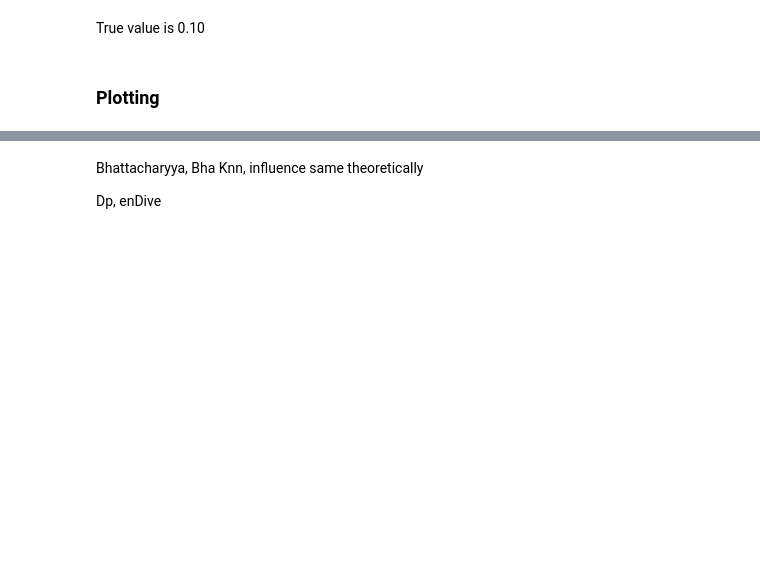
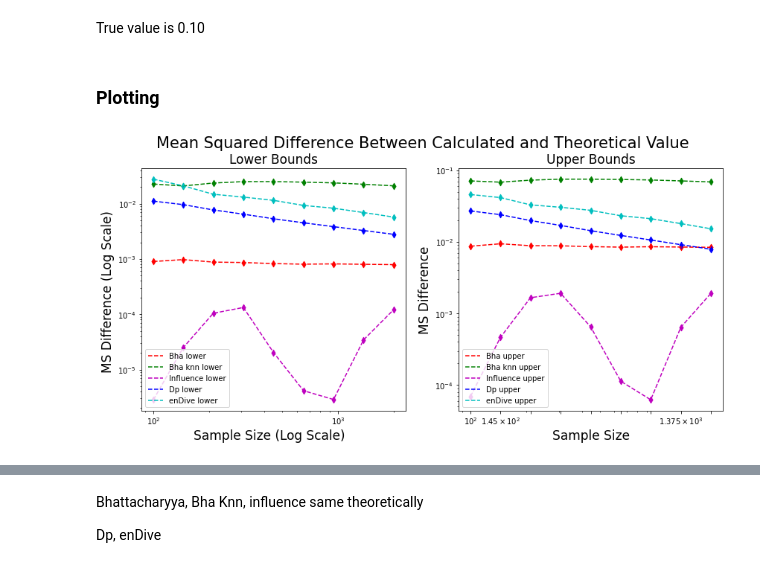
Before and after one commit to rj-may/BER_Bounds_Eval, a Jupyter notebook: alt_distr/paired_uniforms.ipynb, the cells around one changed output, grey strips where cells are left out. Cells and saved outputs as stored; diff of their text form; code cells hidden in the pictures; blank space fills up the shorter version.

```diff
--- a/alt_distr/paired_uniforms.ipynb
+++ b/alt_distr/paired_uniforms.ipynb
@@ -117,8 +117,8 @@ from scipy.stats import uniform
 #### I have to code the true values and theoreticals.
 
 # Define dx and x range
-dx = 0.001
-x = np.arange(-1, 10 + dx, dx)
+dx = 0.01
+x = np.arange(-1, 2 + dx, dx)
 
 # Define the two uniform distributions
 pd0 = uniform(loc=0, scale=1)  # lower=0, upper=1
@@ -130,7 +130,7 @@ f1 = pd1.pdf(x)
 # Calculate the minimum of f0 and f1
 min_f0_f1 = np.minimum(f0, f1)
 # Calculate BER as 0.5 * sum(min(f0, f1) * dx)
-BER = 0.5 * np.sum(min_f0_f1 * dx)
+BER = 0.5 * np.nansum(min_f0_f1 * dx)
 
 p = 0.5
 q = 0.5
@@ -141,17 +141,18 @@ qf1 = q * f1
 func = (pf0 - qf1)**2 / (pf0 + qf1)
 
 # Calculate dp using numerical integration (sum and dx)
-dp = np.sum(func) * dx
+dp = np.nansum(func) * dx
 
 # Calculate upper and lower bounds
 upper = 0.5 - 0.5 * dp
 lower = 0.5 - 0.5 * np.sqrt(dp)
+upper = round(upper, 8)
 
 theory_Dp = [lower, upper]
 
 func2 = np.sqrt(f0 * f1)
 # Calculate BC using numerical integration (sum and dx)
-BC = np.sum(func2) * dx
+BC = np.nansum(func2) * dx
 
 lower = 0.5 - 0.5 * np.sqrt(1 - BC**2)
 upper = 0.5 * BC
@@ -245,6 +194,30 @@ for i in range(len(bound_obj_lst)):
+# %%
+# print(upper_mse_Bha)
+
+def mse_v2(true, matrix):
+    temp = matrix - true
+    temp = temp **2
+    return np.mean(temp, axis= 1)
 # %% [markdown]
 ### Plotting
 # %%
+lower_mse_DP =mse_v2(theory_Dp[0], dp_l)
+upper_mse_DP = mse_v2(theory_Dp[1], dp_u)
+
+lower_mse_Bha = mse_v2(theory_bha[0], Bha_l)
+upper_mse_Bha =mse_v2(theory_bha[1], Bha_u)
+
+
+lower_mse_Bha_knn = mse_v2(theory_bha[0], Bha_knn_l)
+upper_mse_Bha_knn =mse_v2(theory_bha[1], Bha_knn_u)
+
+lower_mse_inf = mse_v2(theory_bha[0], inf_l)
+upper_mse_inf = mse_v2(theory_bha[1], inf_u)
+
+lower_mse_enDive = mse_v2(theory_Dp[0], enDive_l)
+upper_mse_enDive = mse_v2(theory_Dp[1], enDive_u)
+
+
 fs =17
 
 fig, axes = plt.subplots(nrows=1, ncols=2, figsize=(14, 6))
@@ -255,58 +228,61 @@ ax = axes[0]
 ax.set_xscale('log', base=10)
 ax.set_yscale('log', base=10)
 
-ax.plot(sample_sizes, lower_mse_Bha,'r:', label='Bha lower')
+ax.plot(sample_sizes, lower_mse_Bha,'r--', label='Bha lower')
 ax.scatter(sample_sizes, lower_mse_Bha, color = 'red', marker = 'd')
 
-ax.plot(sample_sizes, lower_mse_Bha_knn, color = 'g',linestyle=":",  label = "Bha knn lower")
+ax.plot(sample_sizes, lower_mse_Bha_knn, color = 'green',linestyle="--",  label = "Bha knn lower")
 ax.scatter(sample_sizes, lower_mse_Bha_knn, color = 'g', marker = 'd')
 
+ax.plot(sample_sizes, lower_mse_inf,  'm--', label='Influence lower')
+ax.scatter(sample_sizes, lower_mse_inf,  color='m', marker='d')
 
-ax.plot(sample_sizes, lower_mse_DP,  'b:', label='Dp lower')
+ax.plot(sample_sizes, lower_mse_DP,  'b--', label='Dp lower')
 ax.scatter(sample_sizes, lower_mse_DP,  color='b', marker='d')
 
-ax.plot(sample_sizes, lower_mse_inf,  'c:', label='Influence lower')
-ax.scatter(sample_sizes, lower_mse_inf,  color='c', marker='d')
 
-ax.plot(sample_sizes, lower_mse_enDive,  'm:', label='enDive lower')
-ax.scatter(sample_sizes, lower_mse_enDive,  color='m', marker='d')
+ax.plot(sample_sizes, lower_mse_enDive,  'c--', label='enDive lower')
+ax.scatter(sample_sizes, lower_mse_enDive,  color='c', marker='d')
 
 ax.set_xlabel("Sample Size (Log Scale)  ", fontsize = fs)
 ax.set_ylabel("MS Difference (Log Scale) ", fontsize=fs)
-# ax.set_title("MSE Between  and Theoretical Value", fontsize = fs +4)
+ax.set_title("Lower Bounds", fontsize = fs)
 
 
 
 ax.legend()
 
 ax = axes[1]
 
 ax.set_xscale('log', base=10)
 ax.set_yscale('log', base=10)
 
-ax.plot(sample_sizes, upper_mse_Bha,'r-', label='Bha upper')
+ax.plot(sample_sizes, upper_mse_Bha,'r--', label='Bha upper')
 ax.scatter(sample_sizes, upper_mse_Bha, color = 'red', marker = 'd')
 
 
-ax.plot(sample_sizes, upper_mse_Bha_knn, color = 'g',  label = "Bha knn upper")
+ax.plot(sample_sizes, upper_mse_Bha_knn, color = 'g',  linestyle  = "--", label = "Bha knn upper")
 ax.scatter(sample_sizes, upper_mse_Bha_knn, color = 'g', marker = 'd')
 
+ax.plot(sample_sizes, upper_mse_inf,  'm--', label='Influence upper')
+ax.scatter(sample_sizes, upper_mse_inf,  color='m', marker='d')
 
-ax.plot(sample_sizes, upper_mse_DP,  'b-', label='Dp upper')
+
+ax.plot(sample_sizes, upper_mse_DP,  'b--', label='Dp upper')
 ax.scatter(sample_sizes, upper_mse_DP,  color='b', marker='d')
 
-ax.plot(sample_sizes, upper_mse_inf,  'c-', label='Influence upper')
-ax.scatter(sample_sizes, upper_mse_inf,  color='c', marker='d')
 
-ax.plot(sample_sizes, upper_mse_enDive,  'm-', label='enDive upper')
-ax.scatter(sample_sizes, upper_mse_enDive,  color='m', marker='d')
+ax.plot(sample_sizes, upper_mse_enDive,  'c--', label='enDive upper')
+ax.scatter(sample_sizes, upper_mse_enDive,  color='c', marker='d')
 
 ax.set_xlabel("Sample Size", fontsize = fs)
 ax.set_ylabel("MS Difference", fontsize=fs)
-# ax.set_title("Mean Squared Difference Between and Theoretical Value", fontsize = fs +4)
+ax.set_title("Upper Bounds", fontsize = fs)
 
 ax.legend()
 
 # plt.savefig("log_test.png",facecolor=(1,1,1,1))
 ax.set_xticks(sample_sizes)
 plt.show()
+# %% [output]
+[figure, added]
```
Also changed, not shown: parts of 8 cells of this notebook, 5 other files.
